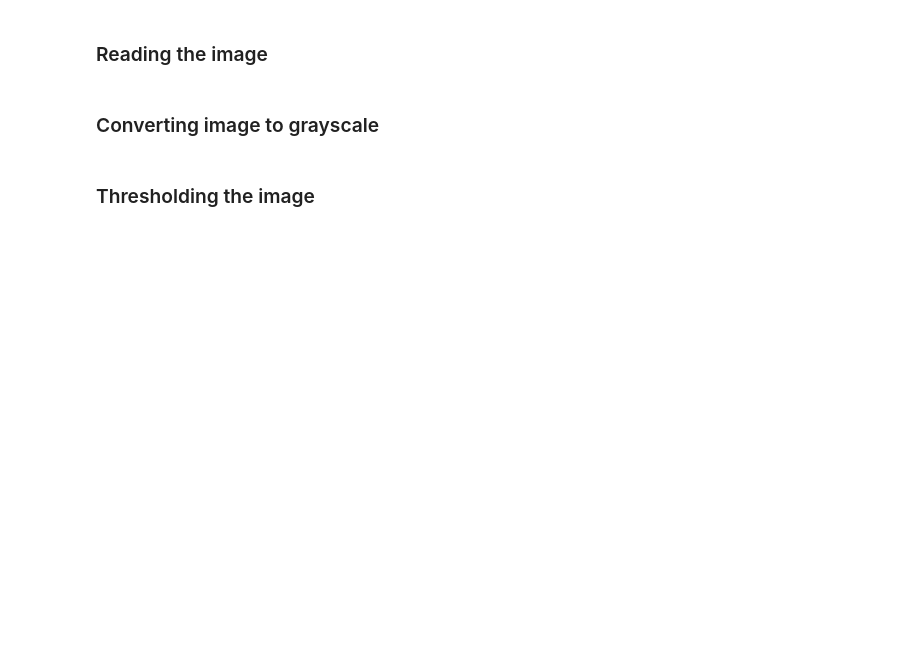
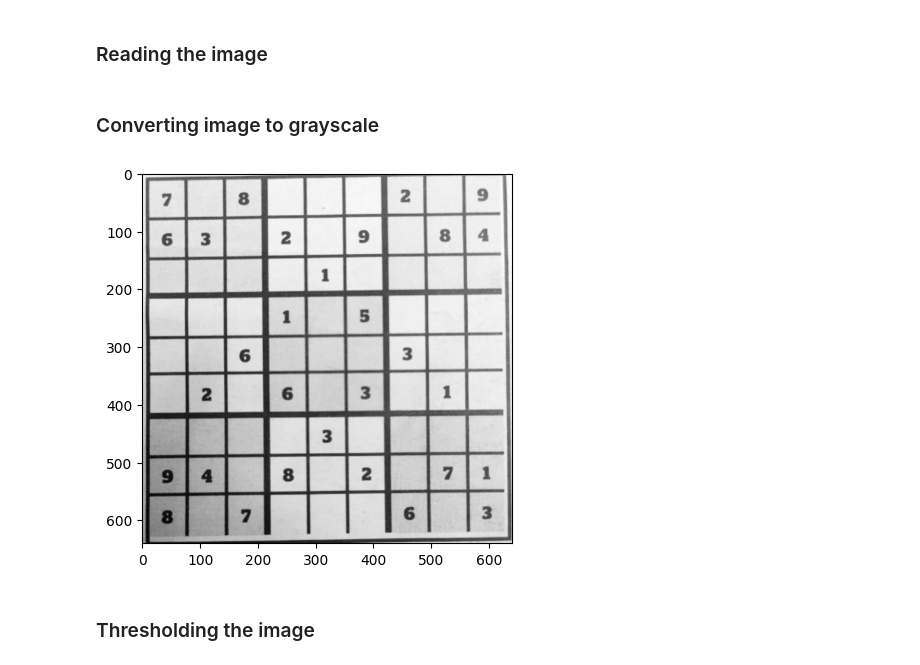
Before and after one commit to IndraneelArtham/SudokuSolver, a Jupyter notebook: DigitExtractor.ipynb, the cells around one changed output. Drawn from its saved outputs; the diff is of its cells as text; code cells hidden in the pictures; blank space fills up the shorter version.

```diff
--- a/DigitExtractor.ipynb
+++ b/DigitExtractor.ipynb
@@ -17,14 +26,16 @@ def show(img):
 # %% [markdown]
 ### Reading the image
 # %%
-image = cv2.imread('SudokuClear.jpg')
+image = cv2.imread('SudokuImages/SudokuClear.jpg')
 image = cv2.resize(image, (640, 640))
 # show(image)
 # %% [markdown]
 ### Converting image to grayscale
 # %%
 gray = cv2.cvtColor(image, cv2.COLOR_BGR2GRAY)
-#show(gray)
+show(gray)
+# %% [output]
+[figure, added]
 # %% [markdown]
 ### Thresholding the image
 # %%
```
Also changed, not shown: parts of 11 cells of this notebook, 7 other files.
